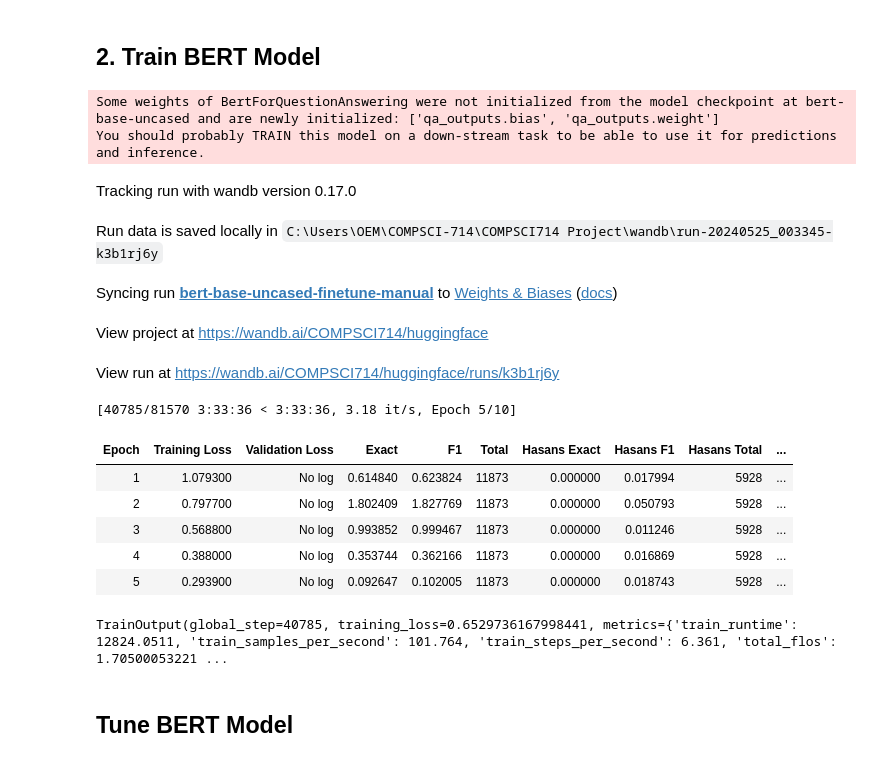
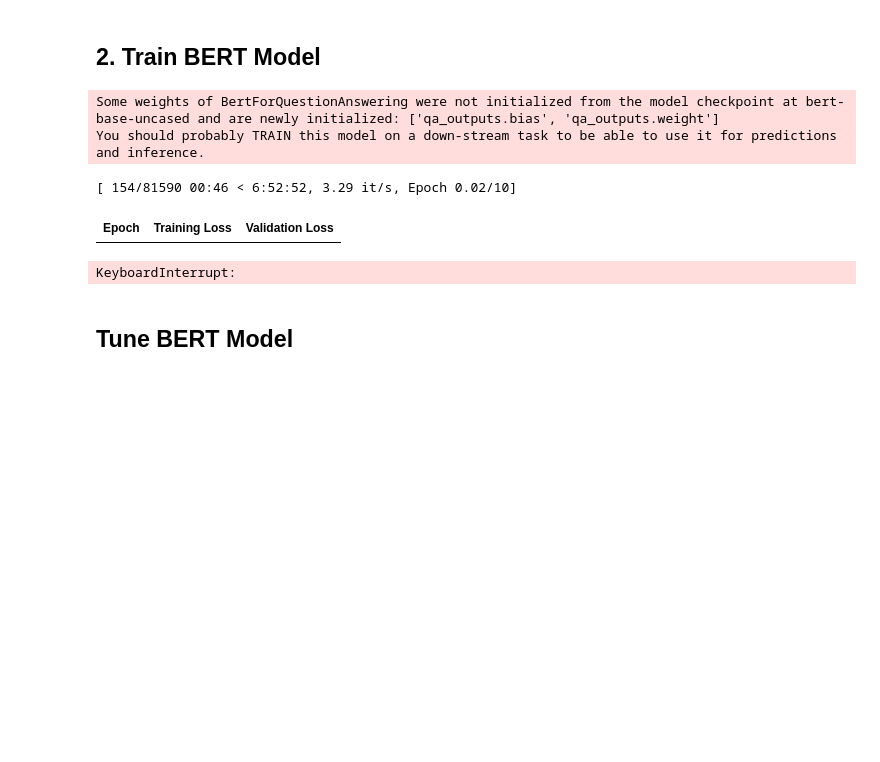
Before and after one commit to zee-zaky/COMPSCI714, a Jupyter notebook: SQUAD Hyperparameters Tuning.ipynb, the cells around one changed output. Cells and saved outputs as stored; diff of their text form; code cells hidden in the pictures; blank space fills up the shorter version.

```diff
--- a/SQUAD Hyperparameters Tuning.ipynb
+++ b/SQUAD Hyperparameters Tuning.ipynb
@@ -234,10 +234,10 @@ class QuestionAnsweringTrainer(Trainer):
         metrics.update(output.metrics)
         return PredictionOutput(predictions=predictions.predictions, label_ids=predictions.label_ids, metrics=metrics)
 # %%
-max_length = 512
+max_length = 1000
 global global_doc_stride
 #global_doc_stride = 128
-pretrained_model_name = "bert-base-uncased"
+pretrained_model_name = "bert-base-cased"
 tokenizer = AutoTokenizer.from_pretrained(pretrained_model_name)
 assert isinstance( tokenizer, PreTrainedTokenizerFast )
 right_padding = tokenizer.padding_side == 'right'
@@ -269,7 +269,6 @@ def preprocess_function(examples):
         sample_idx = sample_map[i]
         answer = answers[sample_idx]
         if len(answer["answer_start"]) > 0:
-
             start_char = answer["answer_start"][0]
             end_char = answer["answer_start"][0] + len(answer["text"][0])
         else:
@@ -284,10 +283,15 @@ def preprocess_function(examples):
         context_start = idx
         while sequence_ids[idx] == 1:
             idx += 1
-        context_end = idx
+        context_end = idx -1
 
+
+        # No answer
+        if start_char == -1 and end_char == -1:
+            start_positions.append(0)
+            end_positions.append(0)
         # If the answer is not fully inside the context, label is (0, 0)
-        if offset[context_start][0] > start_char or offset[context_end][1] < end_char:
+        elif offset[context_start][0] > start_char or offset[context_end][1] < end_char:
             start_positions.append(0)
             end_positions.append(0)
         else:
@@ -296,11 +300,10 @@ def preprocess_function(examples):
             while idx <= context_end and offset[idx][0] <= start_char:
                 idx += 1
             start_positions.append(idx - 1)
-
             idx = context_end
             while idx >= context_start and offset[idx][1] >= end_char:
                 idx -= 1
-            end_positions.append(idx + 1)
+            end_positions.append(idx + 2)
 
     inputs["start_positions"] = start_positions
     inputs["end_positions"] = end_positions
@@ -836,0 +1128,13 @@ print("Validation set size:", len(squad_raw['validation']))
+# %%
+# Load the full dataset
+squad_dataset = load_dataset("squad_v2")
+
+# Organize into a DatasetDict
+squad_raw = datasets.DatasetDict({
+    'train': squad_dataset['train'],
+    'validation': squad_dataset['validation'],
+})
+
+# Display the sizes of the splits to confirm
+print("Train set size:", len(squad_raw['train']))
+print("Validation set size:", len(squad_raw['validation']))
@@ -1071,9 +1431,6 @@ Number of mismatches in train: 167
 ###############################################################
 # UNCOMMENT THIS TO TEST TRAINER BEFORE STARTING TUNING
 ###############################################################
-
-max_length = 512
-global_doc_stride = 128
 pretrained_model_name = "bert-base-uncased"
 tokenizer = AutoTokenizer.from_pretrained(pretrained_model_name)
 assert isinstance( tokenizer, PreTrainedTokenizerFast )
@@ -1089,46 +1446,36 @@ training_args = TrainingArguments(
     load_best_model_at_end=True,
     save_total_limit=4,
     eval_strategy="epoch",
     save_strategy="epoch",
     report_to="wandb",  # Enable logging to Weights & Biases
     run_name=f"{pretrained_model_name}-finetune-manual",  # Optionally set a specific run name
     learning_rate=5e-5,
     per_device_train_batch_size=16,
     per_device_eval_batch_size=16,
     num_train_epochs=10,
     weight_decay=0.01,
 )
 
 trainer = QuestionAnsweringTrainer(
         model=model,
         args=training_args,
         train_dataset=train_dataset,
         eval_dataset=eval_dataset,
         eval_examples=eval_examples,
         tokenizer=tokenizer,
         data_collator=data_collator,
         post_process_function=post_processing_function,
         compute_metrics=compute_metrics,
         callbacks=[EarlyStoppingCallback(early_stopping_patience=3)],
 )
 
 trainer.train()
 # %% [output]
 Some weights of BertForQuestionAnswering were not initialized from the model checkpoint at bert-base-uncased and are newly initialized: ['qa_outputs.bias', 'qa_outputs.weight']
 You should probably TRAIN this model on a down-stream task to be able to use it for predictions and inference.
-Tracking run with wandb version 0.17.0
-Run data is saved locally in C:\Users\OEM\COMPSCI-714\COMPSCI714 Project\wandb\run-20240525_003345-k3b1rj6y
-Syncing run bert-base-uncased-finetune-manual to Weights & Biases (docs)
-View project at https://wandb.ai/COMPSCI714/huggingface
-View run at https://wandb.ai/COMPSCI714/huggingface/runs/k3b1rj6y
-[40785/81570 3:33:36 < 3:33:36, 3.18 it/s, Epoch 5/10]
+[ 154/81590 00:46 < 6:52:52, 3.29 it/s, Epoch 0.02/10]
-| Epoch | Training Loss | Validation Loss | Exact | F1 | Total | Hasans Exact | Hasans F1 | Hasans Total | ... |
-| 1 | 1.079300 | No log | 0.614840 | 0.623824 | 11873 | 0.000000 | 0.017994 | 5928 | ... |
-| 2 | 0.797700 | No log | 1.802409 | 1.827769 | 11873 | 0.000000 | 0.050793 | 5928 | ... |
-| 3 | 0.568800 | No log | 0.993852 | 0.999467 | 11873 | 0.000000 | 0.011246 | 5928 | ... |
-| 4 | 0.388000 | No log | 0.353744 | 0.362166 | 11873 | 0.000000 | 0.016869 | 5928 | ... |
-| 5 | 0.293900 | No log | 0.092647 | 0.102005 | 11873 | 0.000000 | 0.018743 | 5928 | ... |
+| Epoch | Training Loss | Validation Loss |
-TrainOutput(global_step=40785, training_loss=0.6529736167998441, metrics={'train_runtime': 12824.0511, 'train_samples_per_second': 101.764, 'train_steps_per_second': 6.361, 'total_flos': 1.70500053221 ...
+KeyboardInterrupt:
 # %%
 # Clear cache if using GPU
 if torch.cuda.is_available():
```
Also changed, not shown: parts of 26 cells of this notebook.
